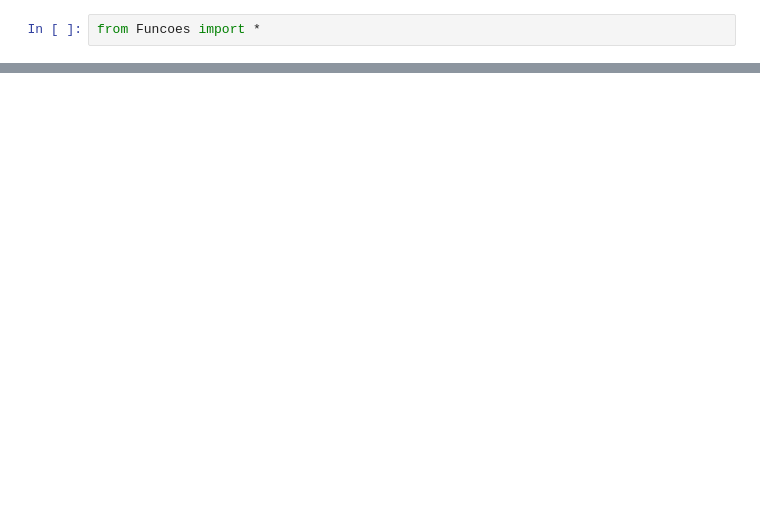
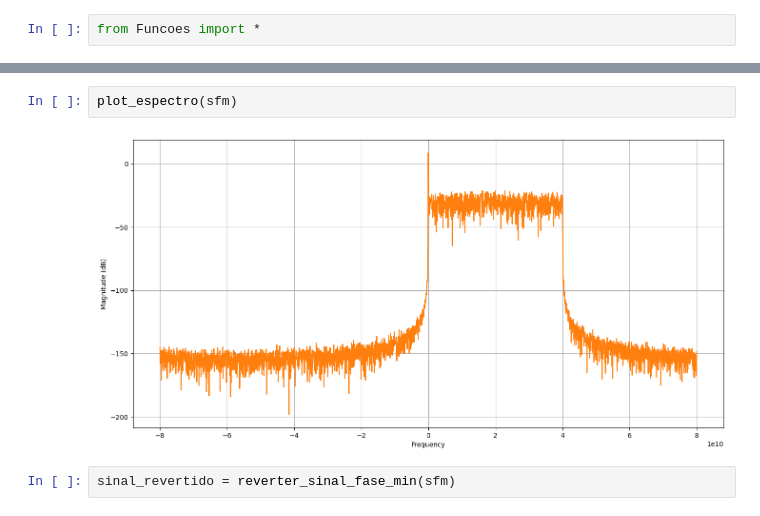
Before and after one commit to Matos-V/TCC_phase_detection_with_ML, a Jupyter notebook: Untitled.ipynb, the cells around one changed output, grey strips where cells are left out. Saved outputs shown, nothing was run; the diff lists cells and outputs as text; blank space fills up the shorter version.

```diff
--- a/Untitled.ipynb
+++ b/Untitled.ipynb
@@ -30,0 +16,6 @@ dataset['phases'].shape
+# %%
+plot_espectro(sfm)
+# %% [output]
+[figure, added]
+# %%
+sinal_revertido = reverter_sinal_fase_min(sfm)
```
Also changed, not shown: parts of 11 cells of this notebook, 1 other file.
